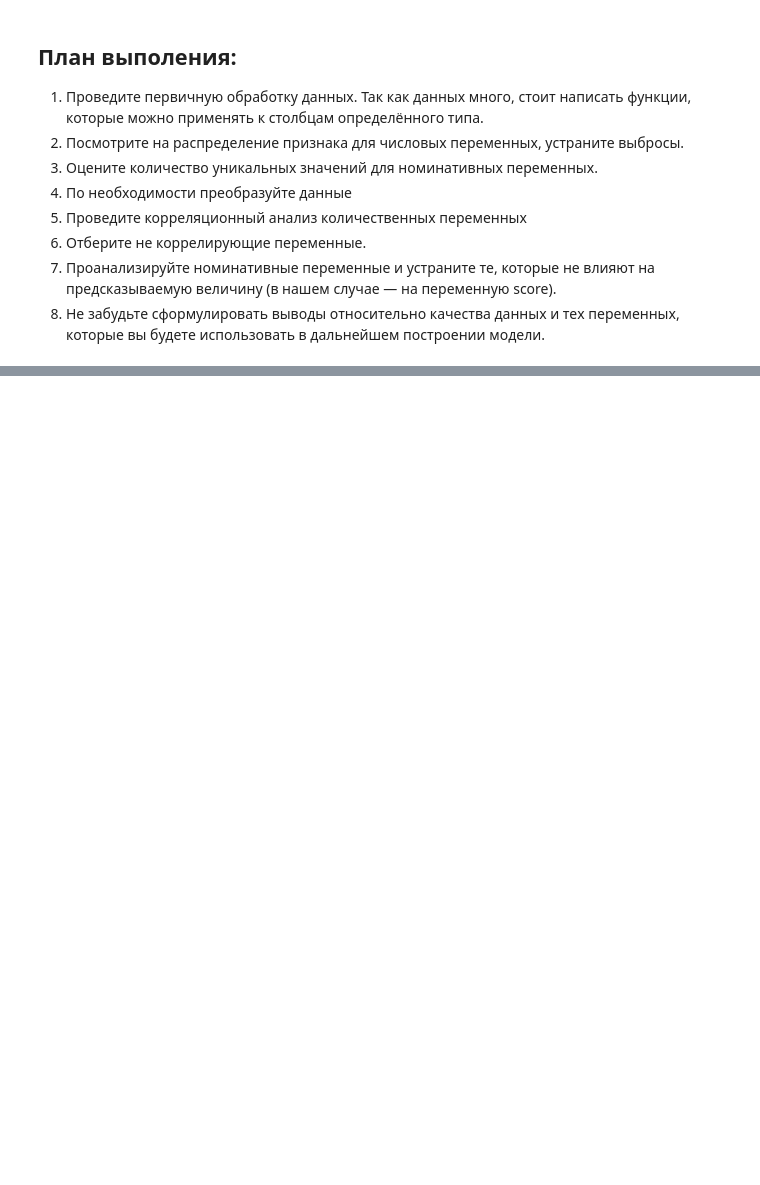
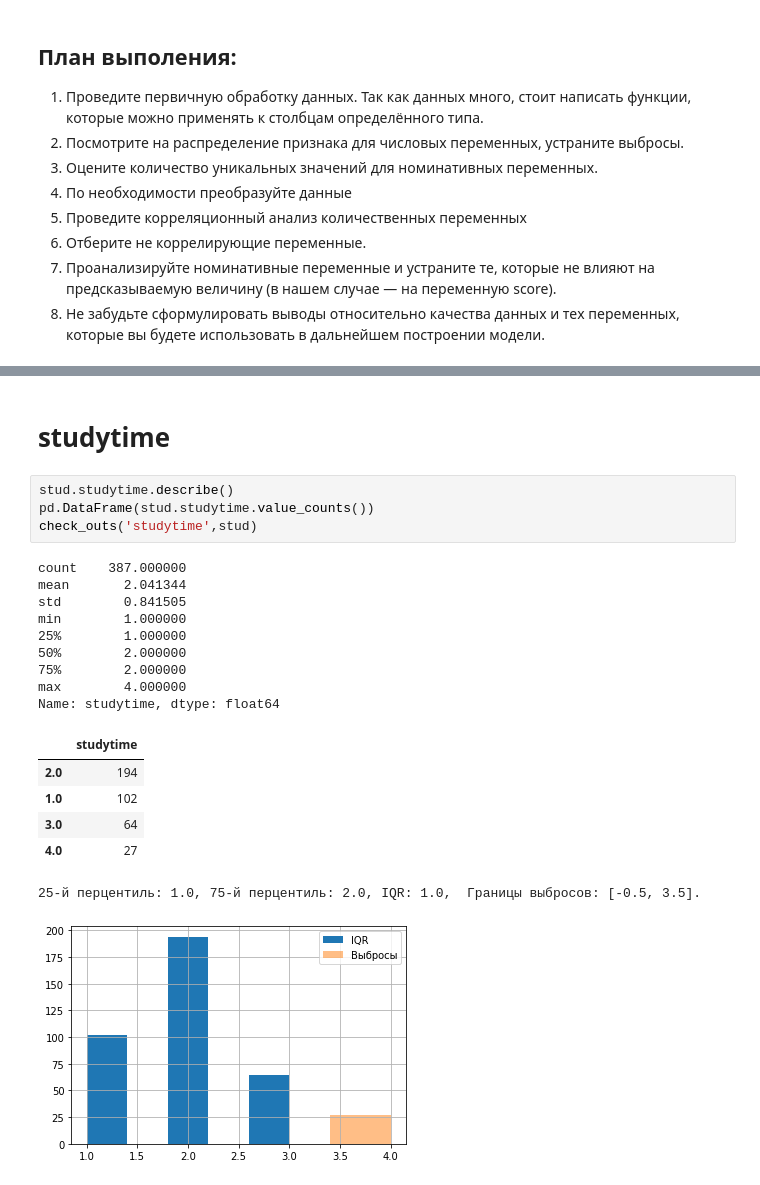
Before and after one commit to AlexSkripko/Skll_fact_repository, a Jupyter notebook: module_2/Project_2.ipynb, the cells around one changed output, grey strips where cells are left out. Drawn from its saved outputs; the diff is of its cells as text; blank space fills up the shorter version.

```diff
--- a/module_2/Project_2.ipynb
+++ b/module_2/Project_2.ipynb
@@ -61,0 +430,23 @@ pandas_profiling.ProfileReport(stud)
+# %% [markdown]
+# studytime
+# %%
+stud.studytime.describe()
+pd.DataFrame(stud.studytime.value_counts())
+check_outs('studytime',stud)
+# %% [output]
+count    387.000000
+mean       2.041344
+std        0.841505
+min        1.000000
+25%        1.000000
+50%        2.000000
+75%        2.000000
+max        4.000000
+Name: studytime, dtype: float64
+|  | studytime |
+| 2.0 | 194 |
+| 1.0 | 102 |
+| 3.0 | 64 |
+| 4.0 | 27 |
+25-й перцентиль: 1.0, 75-й перцентиль: 2.0, IQR: 1.0,  Границы выбросов: [-0.5, 3.5].
+[figure, added]
```
Also changed, not shown: parts of 114 cells of this notebook.
